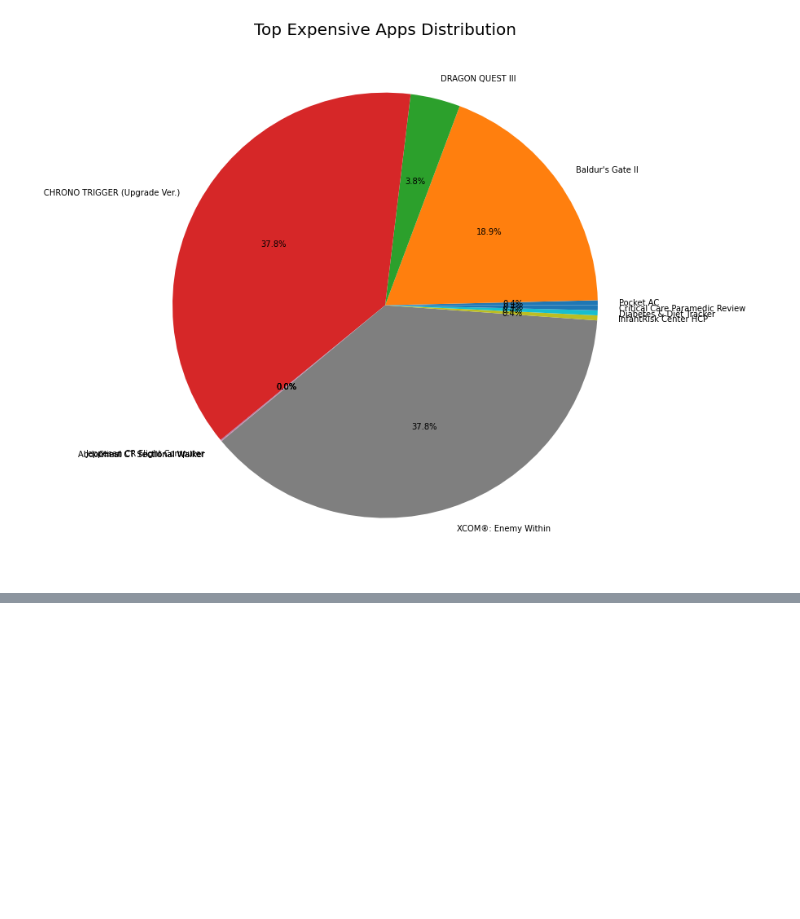
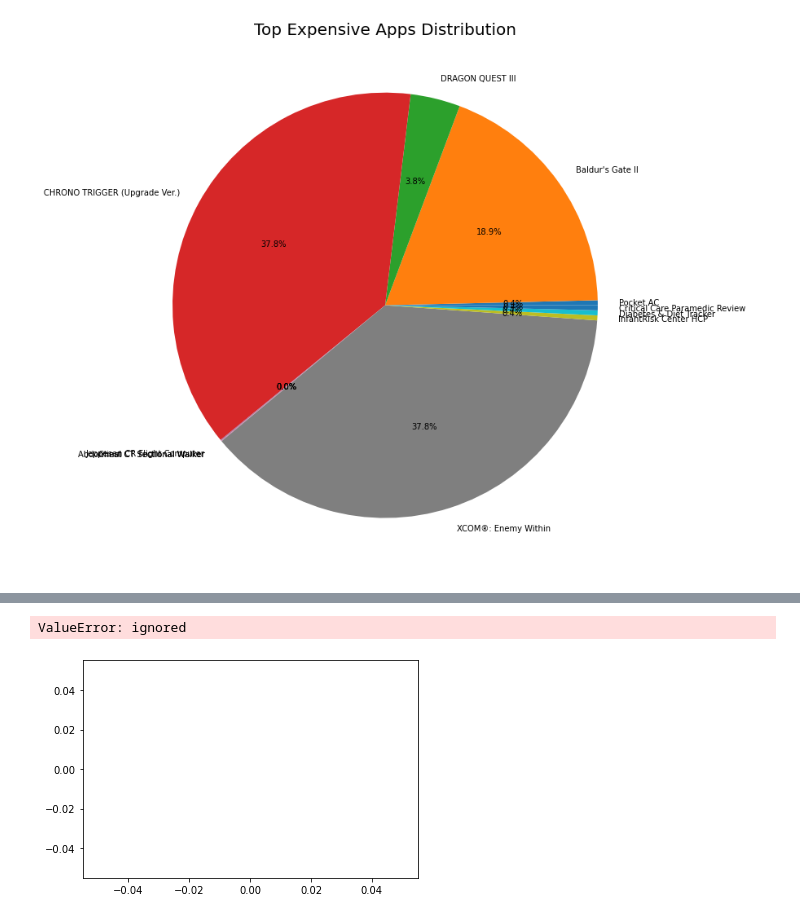
Before and after one commit to pritesh2292/play-store-app-review-analysis, a Jupyter notebook: Pritesh's_Copy_of_Play_Store_App_Review_Analysis_Capstone_Project.ipynb, the cells around one changed output, grey strips where cells are left out. Drawn from its saved outputs; the diff is of its cells as text; code cells hidden in the pictures; blank space fills up the shorter version.

```diff
--- a/Pritesh's_Copy_of_Play_Store_App_Review_Analysis_Capstone_Project.ipynb
+++ b/Pritesh's_Copy_of_Play_Store_App_Review_Analysis_Capstone_Project.ipynb
@@ -372,0 +380,13 @@ plt.show()
+# %%
+rating_df = ud_df.groupby('Rating')
+
+fig, axes = plt.plot( figsize=(10, 6))
+
+axes[0].plot(ud_df['Rating'], ud_df['Reviews'])
+axes[0].set_xlabel('Rating')
+axes[0].set_ylabel('Reviews')
+axes[0].set_title('Reviews Per Rating')
+plt.show()
+# %% [output]
+ValueError: ignored
+[figure, added]
```
Also changed, not shown: parts of 9 cells of this notebook.
